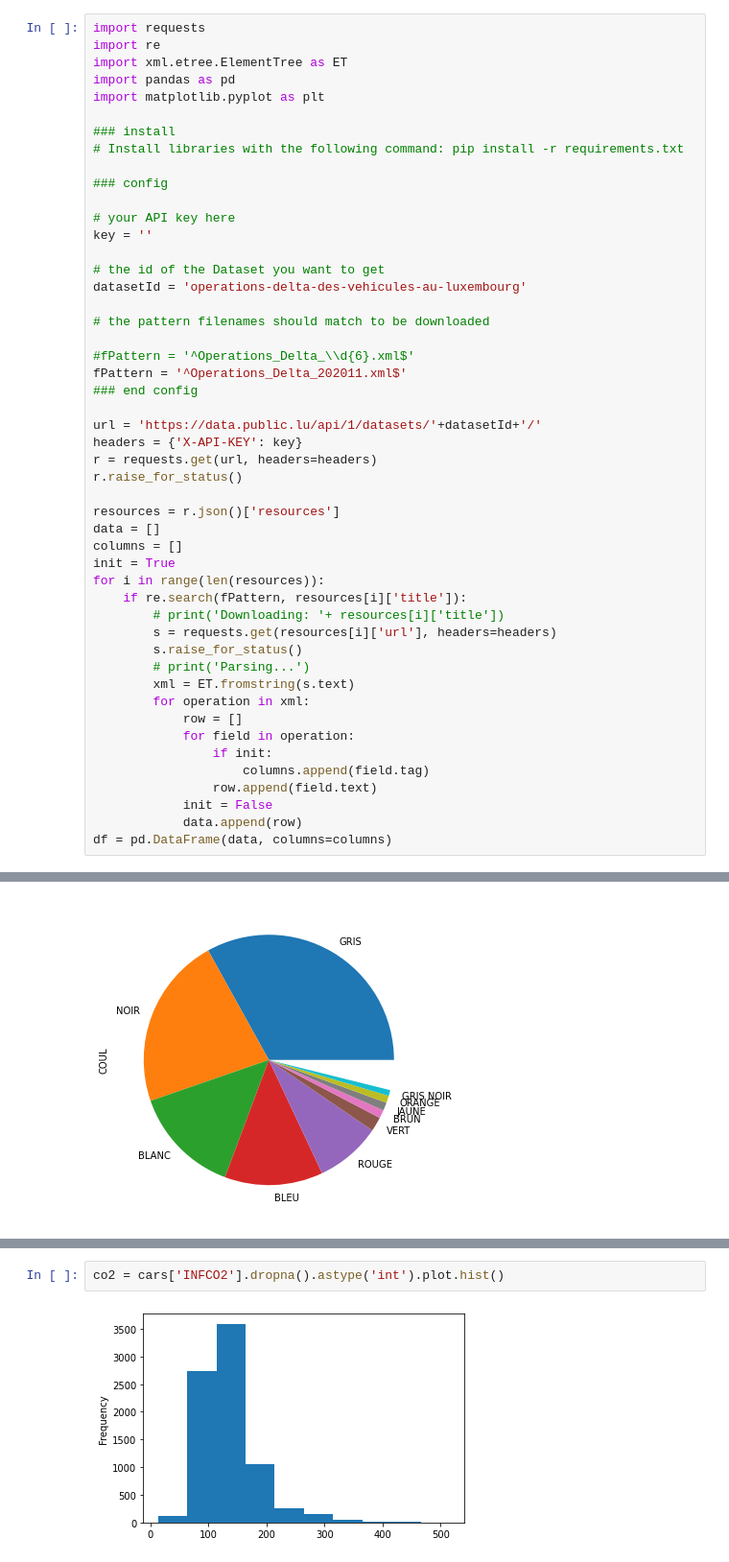
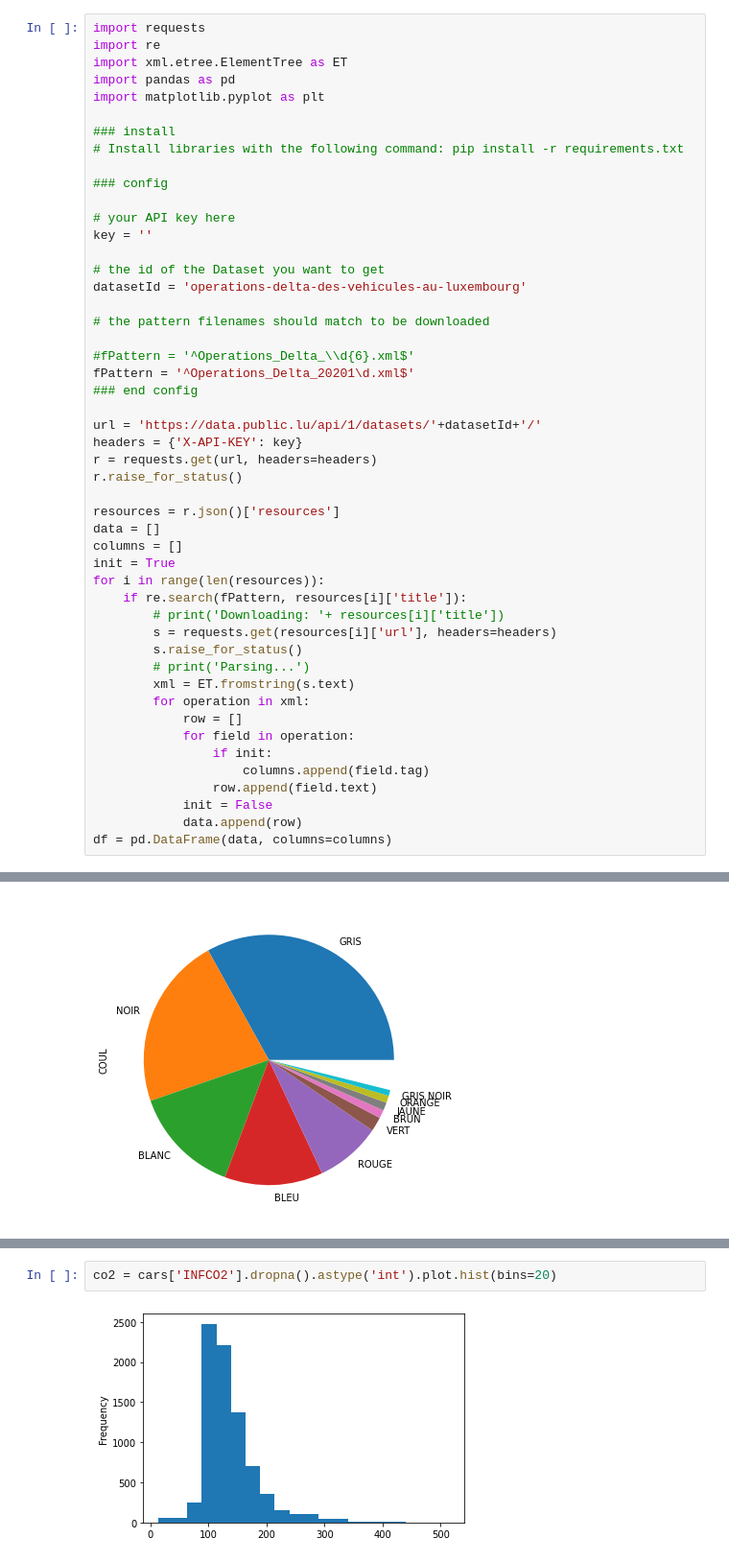
Before and after one commit to AlainVagner/odAnalysisExampleSNCA, a Jupyter notebook: operation_delta_analysis.ipynb, the cells around one changed output, grey strips where cells are left out. Shown: that part at 96% size. Cells and saved outputs as stored; diff of their text form.

```diff
--- a/operation_delta_analysis.ipynb
+++ b/operation_delta_analysis.ipynb
@@ -23,7 +27,7 @@ datasetId = 'operations-delta-des-vehicules-au-luxembourg'
 # the pattern filenames should match to be downloaded
 
 #fPattern = '^Operations_Delta_\\d{6}.xml$'
-fPattern = '^Operations_Delta_202011.xml$'
+fPattern = '^Operations_Delta_20201\d.xml$'
 ### end config
 
 url = 'https://data.public.lu/api/1/datasets/'+datasetId+'/'
@@ -78,4 +88,4 @@ brand.plot.bar()
 # %%
-co2 = cars['INFCO2'].dropna().astype('int').plot.hist()
+co2 = cars['INFCO2'].dropna().astype('int').plot.hist(bins=20)
 # %% [output]
-[figure, old version]
+[figure, new version]
```
Also changed, not shown: parts of 7 cells of this notebook.
